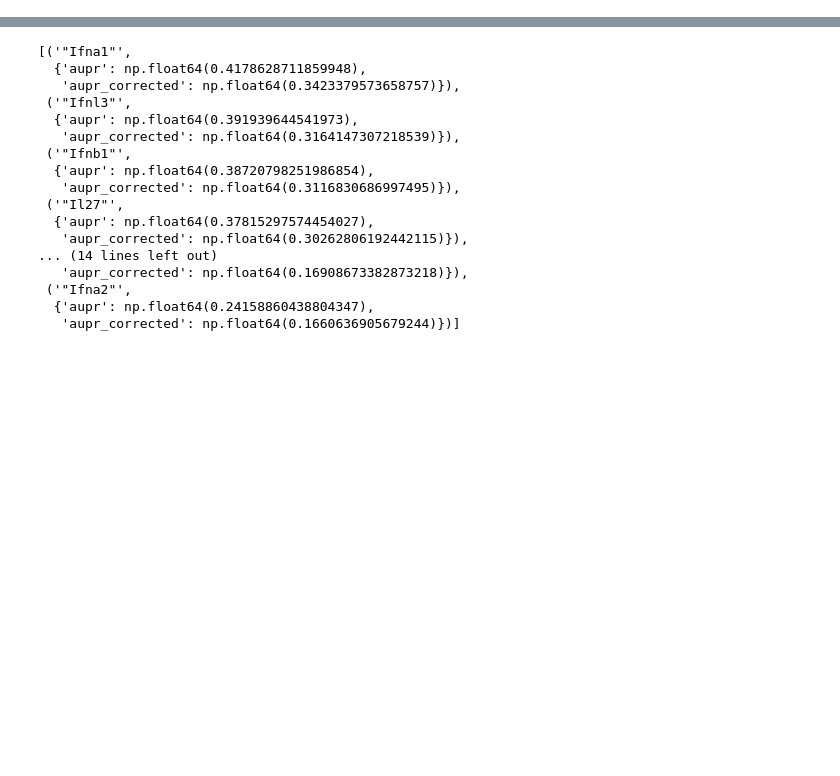
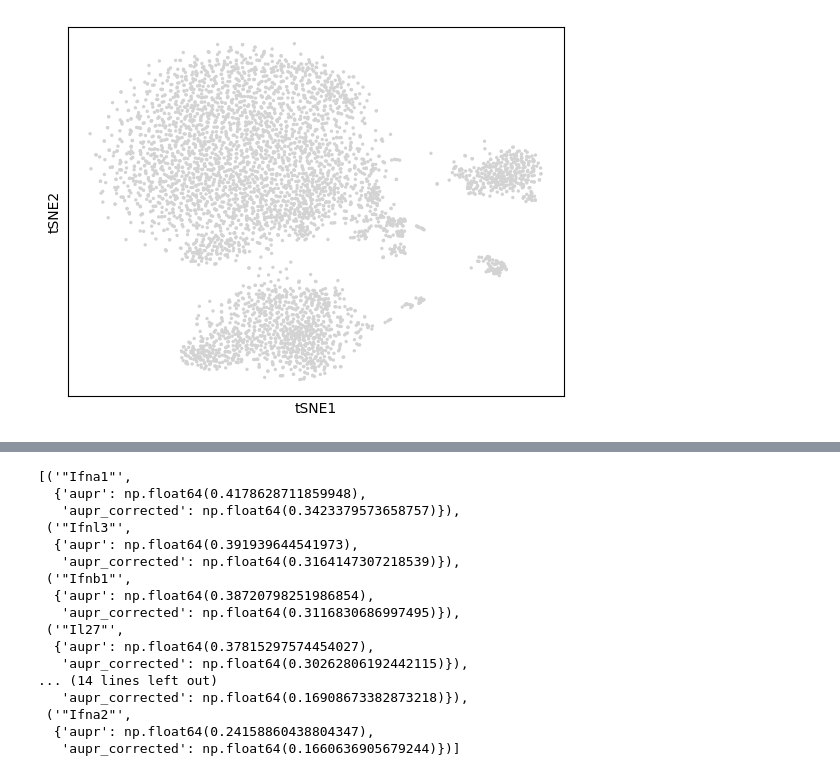
Before and after one commit to saeyslab/nichenetpy, a Jupyter notebook: notebooks/test.ipynb, the cells around one changed output, grey strips where cells are left out. Drawn from its saved outputs; the diff is of its cells as text; code cells hidden in the pictures; blank space fills up the shorter version.

```diff
--- a/notebooks/test.ipynb
+++ b/notebooks/test.ipynb
@@ -3,0 +8,3 @@ from nichenetpy.utils import read_matrix_from_csv, read_list_from_csv
+# %%
+ann = anndata.io.read_h5ad("D:/Data/nichenetpy/annData/annData3531889.h5")
+ann
@@ -3,0 +38,5 @@ from nichenetpy.utils import read_matrix_from_csv, read_list_from_csv
+# %%
+tl.tsne(ann)
+pl.tsne(ann)
+# %% [output]
+[figure, added]
```
Also changed, not shown: parts of 7 cells of this notebook.
